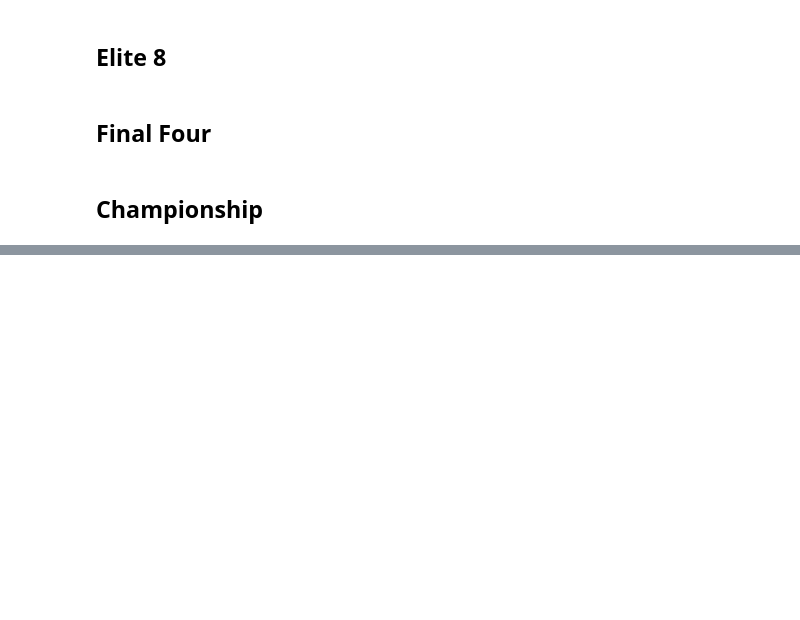
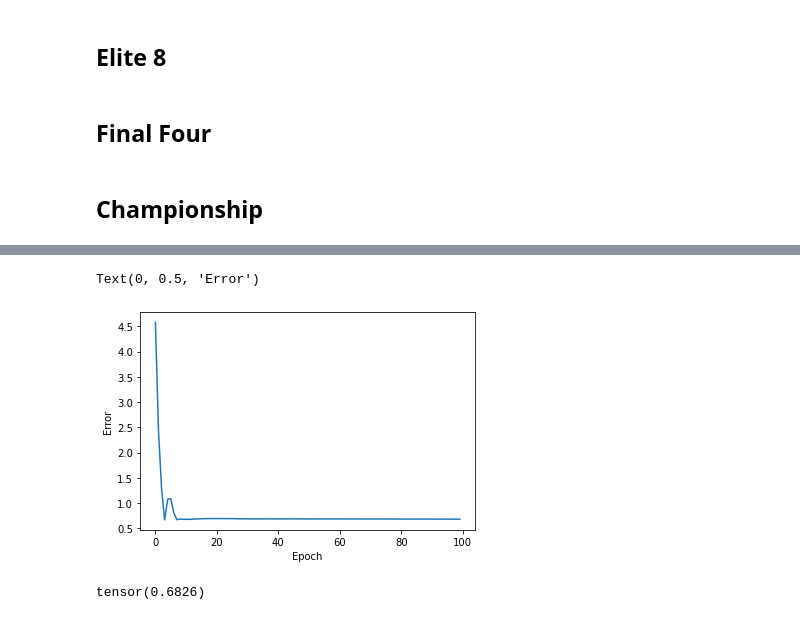
Before and after one commit to johnydc/CMSE401-Project, a Jupyter notebook: march_madness.ipynb, the cells around one changed output, grey strips where cells are left out. Cells and saved outputs as stored; diff of their text form; code cells hidden in the pictures; blank space fills up the shorter version.

Commit message:
Adding our Torch Neural Network Model

```diff
--- a/march_madness.ipynb
+++ b/march_madness.ipynb
@@ -360,0 +442,39 @@ def create_F4(data_by_year, cbb, E8):
+# %%
+# Splitting Data
+features = ["Seed0", "ADJOE0", "ADJDE0", "Wins0", "Turnover Rate0", "Offensive Reb0",
+           "Seed1", "ADJOE1", "ADJDE1", "Wins1", "Turnover Rate1", "Offensive Reb1"] # Not Including Round
+X = games[features].values.astype(np.float32)
+y = games["Winner"].values
+# %%
+# Convert Data into Tensors
+X_train = torch.FloatTensor(X)
+y_train = torch.LongTensor(y)
+# %%
+# Account for Overfiiting
+weights = torch.tensor([1.0, 425/205], dtype=torch.float32)
+# Set Criterion of Model to Measure Error
+criterion = nn.CrossEntropyLoss(weight=weights)
+# Choose Adam Optimizer, lr = learning rate
+optimizer = torch.optim.Adam(model.parameters(), lr=0.01)
+# %%
+# Train our Model
+epochs = 100
+losses = []
+for i in range(epochs):
+    # Go Forward and get a Prediction
+    y_pred = model.forward(X_train) # Get Predicted Results
+
+    # Measure the Error
+    loss = criterion(y_pred, y_train)
+
+    # Tracking Losses
+    losses.append(loss.detach().numpy())
+
+    # Print Every 10 Epoch
+    if i % 10 == 0:
+        print(f'Epoch: {i} and loss: {loss}')
+
+    # Propogate
+    optimizer.zero_grad()
+    loss.backward()
+    optimizer.step()
@@ -360,0 +492,8 @@ def create_F4(data_by_year, cbb, E8):
+# %%
+# Graph
+plt.plot(range(epochs), losses)
+plt.xlabel("Epoch")
+plt.ylabel("Error")
+# %% [output]
+Text(0, 0.5, 'Error')
+[figure, added]
@@ -360,0 +530,8 @@ def create_F4(data_by_year, cbb, E8):
+# %%
+# Evaluate Model on Test Data
+with torch.no_grad(): # Turn off Propogation
+    y_eval = model.forward(X_test)
+    loss = criterion(y_eval, y_test) # Calculating Error
+loss
+# %% [output]
+tensor(0.6826)
```
Also changed, not shown: parts of 15 cells of this notebook.
